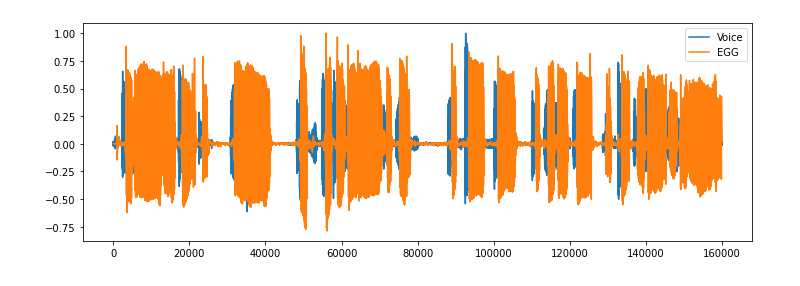
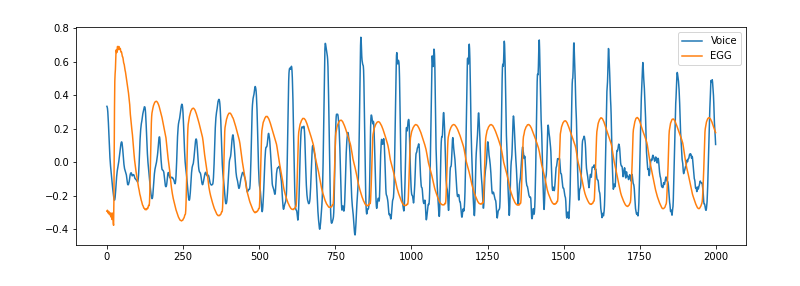
Before and after one commit to ChuanCh/A2E, a Jupyter notebook: WaveNet_train.ipynb, the cells around one changed output. Cells and saved outputs as stored; diff of their text form; code cells hidden in the pictures.

```diff
--- a/WaveNet_train.ipynb
+++ b/WaveNet_train.ipynb
@@ -87,19 +87,19 @@ test_dataloader = DataLoader(test_dataset, batch_size=batch_size, shuffle=False)
 # %%
 # Visualize the data
 import matplotlib.pyplot as plt
 import numpy as np
 
 # Get a batch of data
 audio, egg = next(iter(dataloader))
 
 # Plot the signals
 plt.figure(figsize=(12, 4))
-plt.plot(audio[0,:1000].numpy().squeeze(), label='Voice')
-plt.plot(egg[0:1000].numpy().squeeze(), label='EGG')
+plt.plot(audio[0,0,1000:3000].numpy().squeeze(), label='Voice')
+plt.plot(egg[0,0,1000:3000].numpy().squeeze(), label='EGG')
 plt.legend()
 plt.show()
 # %% [output]
-[figure, old version]
+[figure, new version]
 # %%
 class WaveNet(nn.Module):
     def __init__(self, input_channels, dilation_channels):
```
Also changed, not shown: parts of 2 cells of this notebook, 1 other file.
